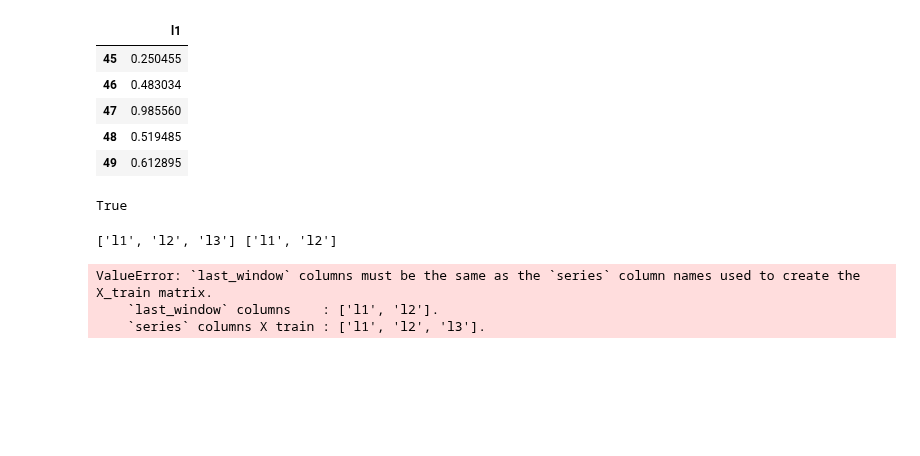
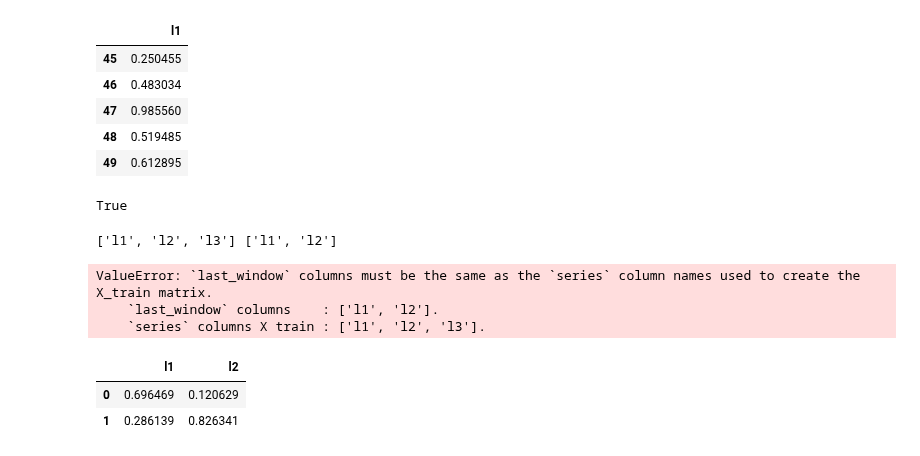
Before and after one commit to JoaquinAmatRodrigo/skforecast, a Jupyter notebook: dev/No_lags_multivariate.ipynb, the cells around one changed output. Drawn from its saved outputs; the diff is of its cells as text; code cells hidden in the pictures; blank space fills up the shorter version.

```diff
--- a/dev/No_lags_multivariate.ipynb
+++ b/dev/No_lags_multivariate.ipynb
@@ -310,0 +336,6 @@ ValueError: `last_window` columns must be the same as the `series` column names
+# %%
+series.head(2)
+# %% [output]
+|  | l1 | l2 |
+| 0 | 0.696469 | 0.120629 |
+| 1 | 0.286139 | 0.826341 |
```
Also changed, not shown: parts of 12 cells of this notebook, 5 other files.
